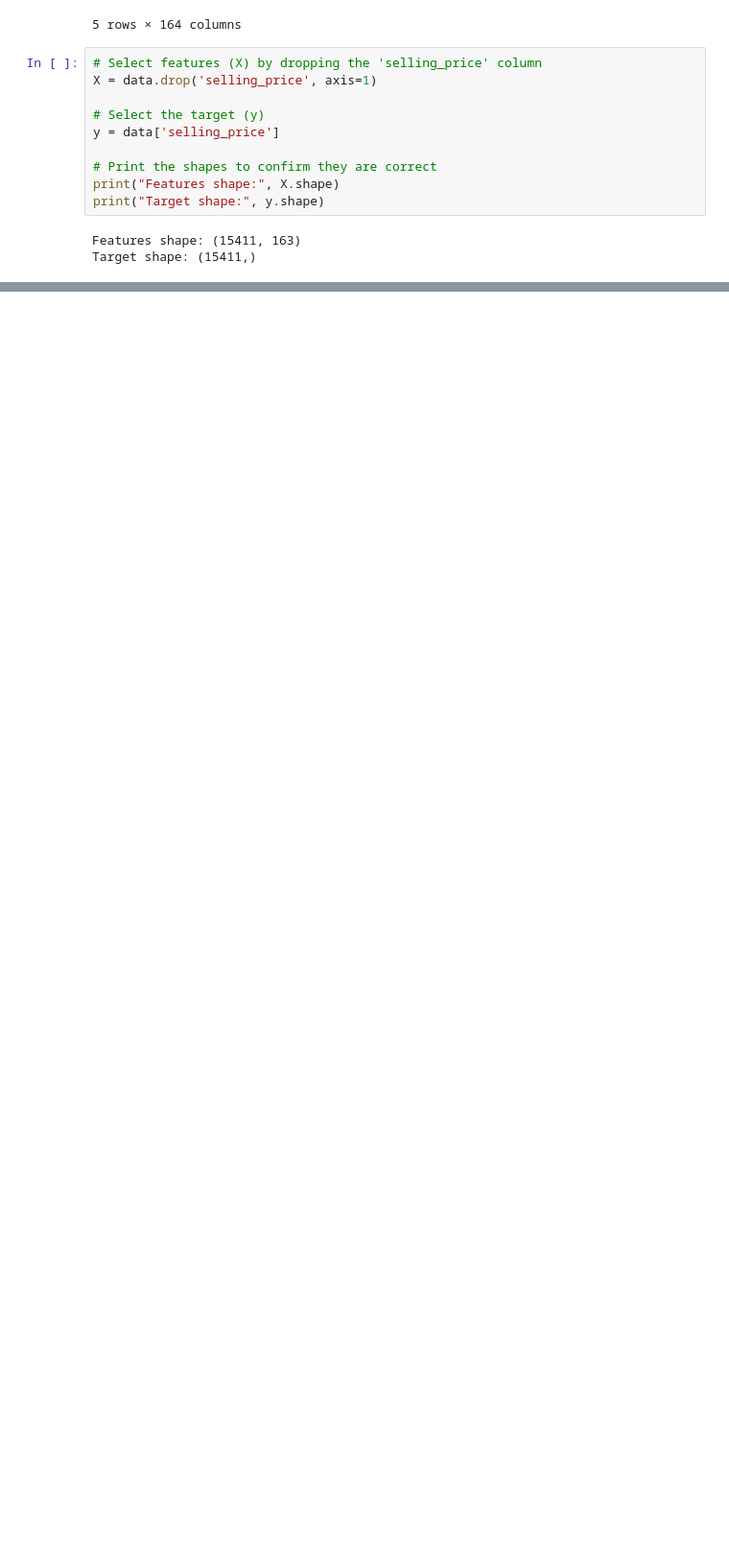
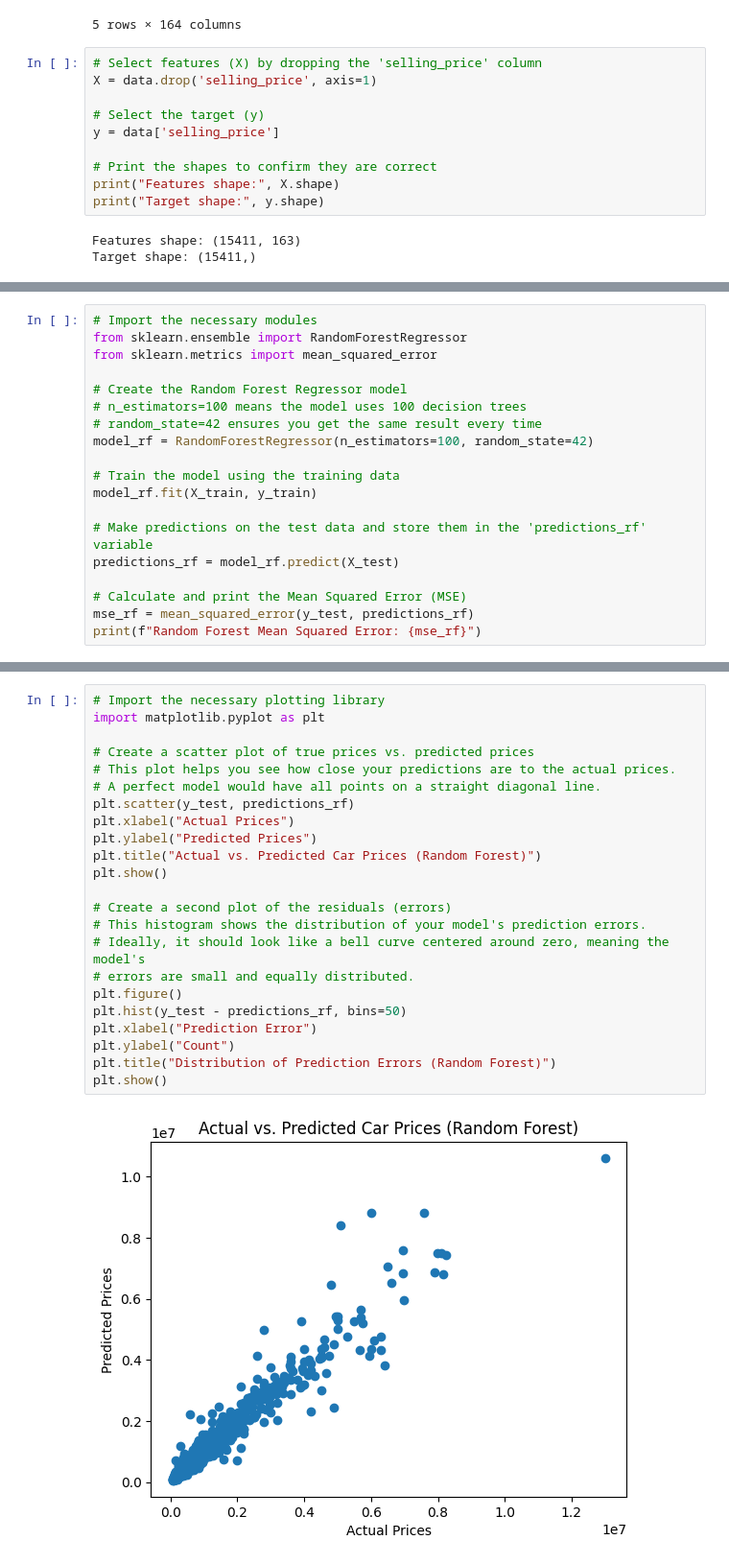
Before and after one commit to ChristoSyril/USED-CAR-PRICE-PREDICTION-MACHINE-LEARNING-MODEL, a Jupyter notebook: USED_CAR_PRICE_PREDICTION.ipynb, the cells around one changed output, grey strips where cells are left out. Shown at 96% size. Saved outputs shown, nothing was run; the diff lists cells and outputs as text; blank space fills up the shorter version.

Commit message:
Initial commit – Used car price prediction ML notebook

```diff
--- a/USED_CAR_PRICE_PREDICTION.ipynb
+++ b/USED_CAR_PRICE_PREDICTION.ipynb
@@ -107,0 +113,19 @@ Mean Squared Error: 150539582029.7094
+# %%
+# Import the necessary modules
+from sklearn.ensemble import RandomForestRegressor
+from sklearn.metrics import mean_squared_error
+
+# Create the Random Forest Regressor model
+# n_estimators=100 means the model uses 100 decision trees
+# random_state=42 ensures you get the same result every time
+model_rf = RandomForestRegressor(n_estimators=100, random_state=42)
+
+# Train the model using the training data
+model_rf.fit(X_train, y_train)
+
+# Make predictions on the test data and store them in the 'predictions_rf' variable
+predictions_rf = model_rf.predict(X_test)
+
+# Calculate and print the Mean Squared Error (MSE)
+mse_rf = mean_squared_error(y_test, predictions_rf)
+print(f"Random Forest Mean Squared Error: {mse_rf}")
@@ -107,0 +134,25 @@ Mean Squared Error: 150539582029.7094
+# %%
+# Import the necessary plotting library
+import matplotlib.pyplot as plt
+
+# Create a scatter plot of true prices vs. predicted prices
+# This plot helps you see how close your predictions are to the actual prices.
+# A perfect model would have all points on a straight diagonal line.
+plt.scatter(y_test, predictions_rf)
+plt.xlabel("Actual Prices")
+plt.ylabel("Predicted Prices")
+plt.title("Actual vs. Predicted Car Prices (Random Forest)")
+plt.show()
+
+# Create a second plot of the residuals (errors)
+# This histogram shows the distribution of your model's prediction errors.
+# Ideally, it should look like a bell curve centered around zero, meaning the model's
+# errors are small and equally distributed.
+plt.figure()
+plt.hist(y_test - predictions_rf, bins=50)
+plt.xlabel("Prediction Error")
+plt.ylabel("Count")
+plt.title("Distribution of Prediction Errors (Random Forest)")
+plt.show()
+# %% [output]
+[figure, added]
```
Also changed, not shown: parts of 5 cells of this notebook.
